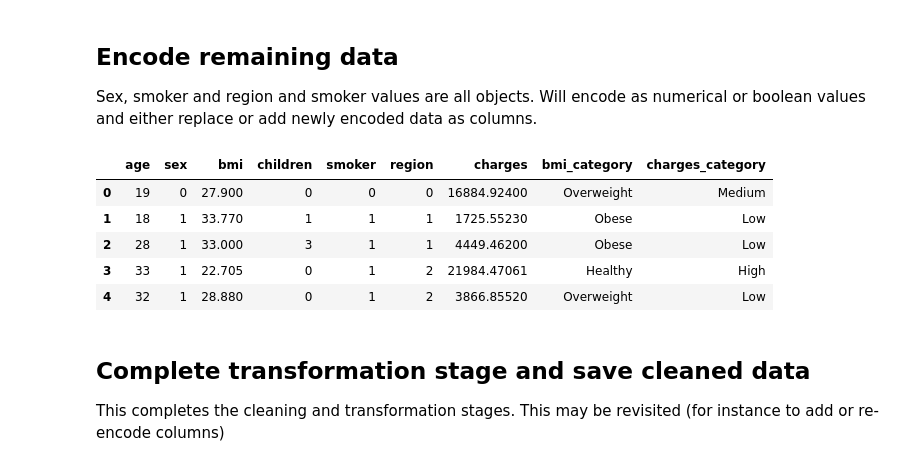
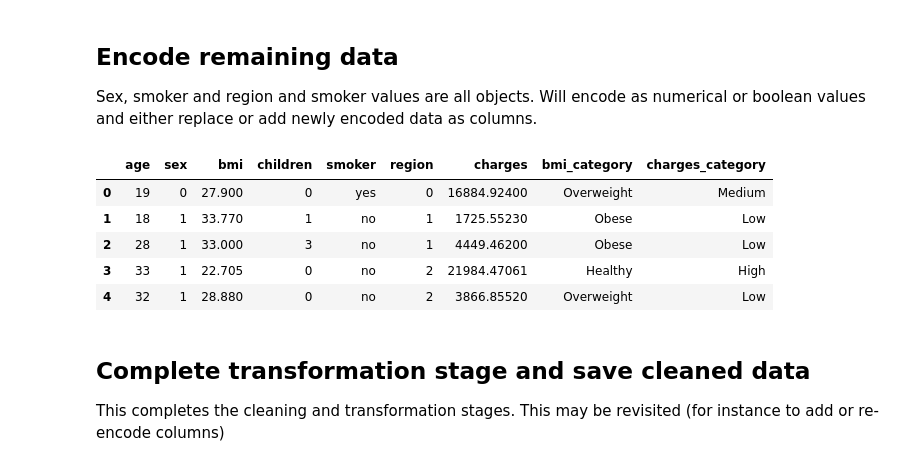
Before and after one commit to Mikeecee1/HealthInsuranceAnalysis, a Jupyter notebook: jupyter_notebooks/Extraction.ipynb, the cells around one changed output. Cells and saved outputs as stored; diff of their text form; code cells hidden in the pictures.

```diff
--- a/jupyter_notebooks/Extraction.ipynb
+++ b/jupyter_notebooks/Extraction.ipynb
@@ -258,26 +258,26 @@ Sex, smoker and region and smoker values are all objects. Will encode as numeric
 # %%
 #import feature-engine to encode data
 from feature_engine.imputation import DropMissingData
 from feature_engine.encoding import OrdinalEncoder
 from sklearn.pipeline import Pipeline
 
 # Create a pipeline with the ordinal encoder to encode sex, smoker and region columns. Have included dropmissing data, as although there were no missing values in the dataset, it is a good practice to include it in the pipeline.
 pipeline = Pipeline(steps=[
     ('drop_na', DropMissingData() ),
-    ('encoder', OrdinalEncoder(encoding_method='arbitrary', variables=['sex', 'smoker', 'region']))
+    ('encoder', OrdinalEncoder(encoding_method='arbitrary', variables=['sex', 'region']))
 ])
-
+#Edited to remove smoker status from transformation
 # Fit the pipeline to the raw_df DataFrame
 
 encoded_df = pipeline.fit_transform(raw_df)
 encoded_df.head()
 # %% [output]
 |  | age | sex | bmi | children | smoker | region | charges | bmi_category | charges_category |
-| 0 | 19 | 0 | 27.900 | 0 | 0 | 0 | 16884.92400 | Overweight | Medium |
-| 1 | 18 | 1 | 33.770 | 1 | 1 | 1 | 1725.55230 | Obese | Low |
-| 2 | 28 | 1 | 33.000 | 3 | 1 | 1 | 4449.46200 | Obese | Low |
-| 3 | 33 | 1 | 22.705 | 0 | 1 | 2 | 21984.47061 | Healthy | High |
-| 4 | 32 | 1 | 28.880 | 0 | 1 | 2 | 3866.85520 | Overweight | Low |
+| 0 | 19 | 0 | 27.900 | 0 | yes | 0 | 16884.92400 | Overweight | Medium |
+| 1 | 18 | 1 | 33.770 | 1 | no | 1 | 1725.55230 | Obese | Low |
+| 2 | 28 | 1 | 33.000 | 3 | no | 1 | 4449.46200 | Obese | Low |
+| 3 | 33 | 1 | 22.705 | 0 | no | 2 | 21984.47061 | Healthy | High |
+| 4 | 32 | 1 | 28.880 | 0 | no | 2 | 3866.85520 | Overweight | Low |
 # %% [markdown]
 ## Complete transformation stage and save cleaned data
 
```
Also changed, not shown: 1 other file.
